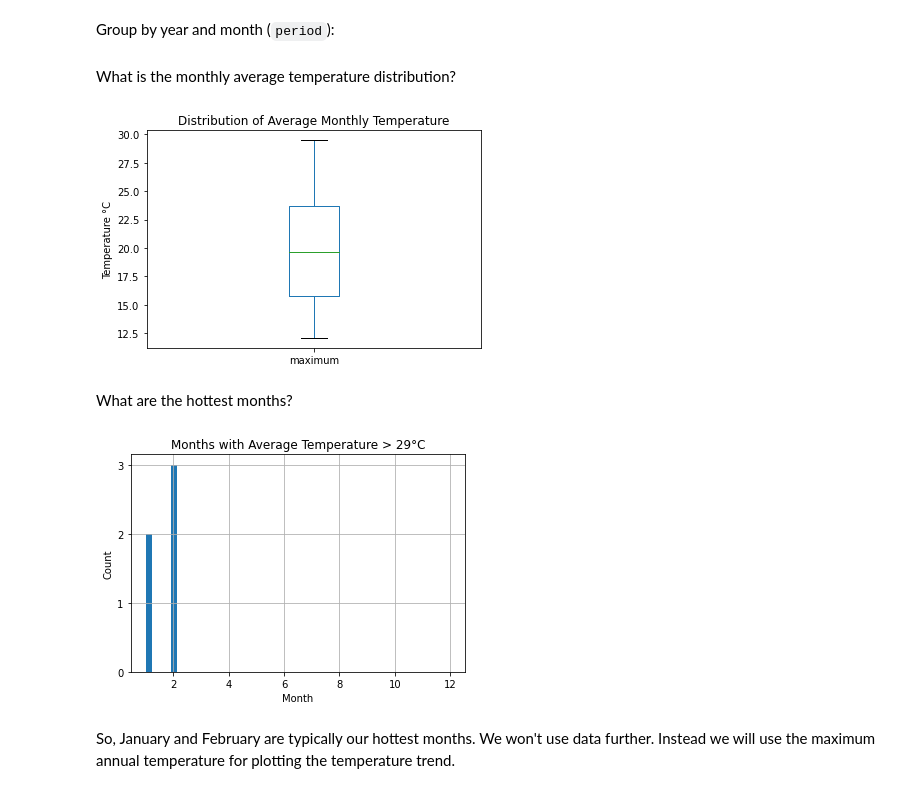
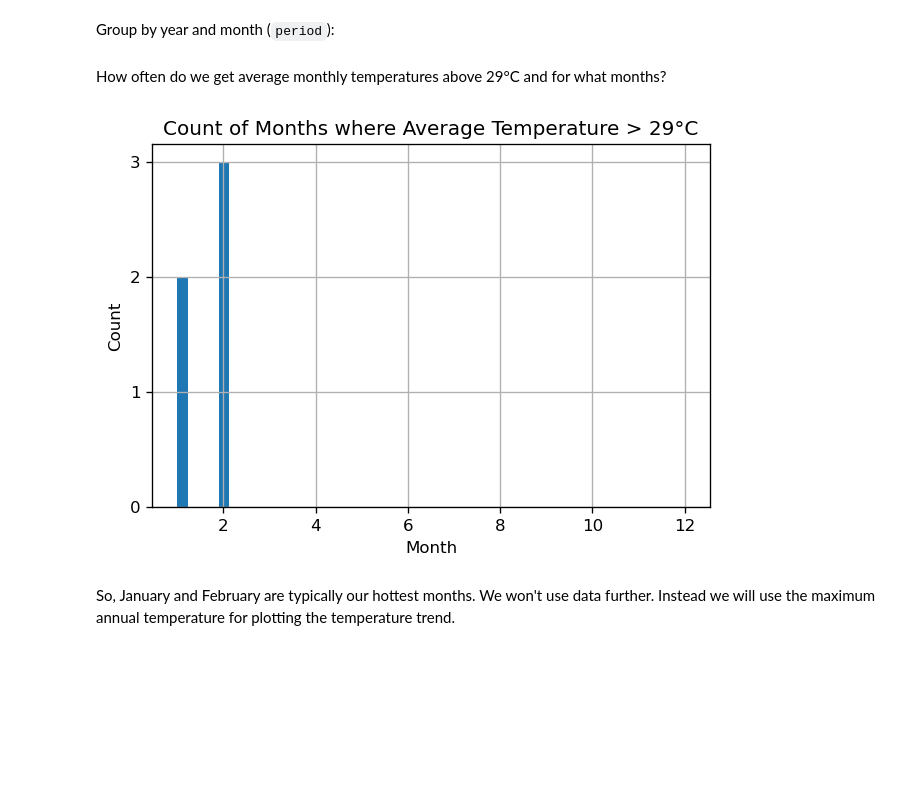
Before and after one commit to frankhjung/jupyter-examples, a Jupyter notebook: cheltenham_climate.ipynb, the cells around one changed output. Saved outputs shown, nothing was run; the diff lists cells and outputs as text; code cells hidden in the pictures; blank space fills up the shorter version.

```diff
--- a/cheltenham_climate.ipynb
+++ b/cheltenham_climate.ipynb
@@ -17,9 +17,8 @@ import matplotlib.pyplot as plt
 # %% [markdown]
 ## Load CSV Data
 # %%
-data = pd.read_csv(
-    'data/IDCJAC0010_086077_1800_Data.csv',
-    usecols=['Year', 'Month', 'Day', 'Maximum temperature (Degree C)'])
+data = pd.read_csv('data/IDCJAC0010_086077_1800_Data.csv',
+            usecols=['Year', 'Month', 'Day', 'Maximum temperature (Degree C)'])
 data[data.Year == 1980].head()
 # %% [output]
 |  | Year | Month | Day | Maximum temperature (Degree C) |
@@ -86,31 +94,24 @@ df1
 Group by year and month (`period`):
 # %%
 # group by year & month and calculate that months average maximum temperature
-df2 = df0.groupby(['year', 'month'])['maximum'].mean().reset_index()
+df1 = df0.groupby(['year', 'month'])['maximum'].mean().reset_index()
-# %% [markdown]
-What is the monthly average temperature distribution?
-# %%
-df2['maximum'].plot(kind='box')
-plt.title('Distribution of Average Monthly Temperature')
-plt.ylabel('Temperature °C')
-plt.show()
-# %% [output]
-[figure, removed]
-# %% [markdown]
-What are the hottest months?
+# %% [markdown]
+How often do we get average monthly temperatures above 29°C and for what months?
 # %%
-# find hottest months by finding monthly maximum above 29°C
-max_months = df2.sort_values('month').query('maximum > 29.0')  # subselect month average > 29
+# report occurrences when the maximum temperature is above 29°C
+max_months = df1.sort_values('month').query('maximum > 29.0')  # subselect month average > 29
 bins = np.linspace(1, 12, endpoint=True)  # x-axis bins month as integer
 max_months.hist(column='month', bins=bins)
 ax = plt.gca()  # get current axes
 ax.locator_params(axis='y', integer=True)  # y-axis count as integer
-plt.title('Months with Average Temperature > 29°C')
+plt.title('Count of Months where Average Temperature > 29°C')
 plt.xlabel('Month')
 plt.ylabel('Count')
+fig = plt.gcf()
+fig.set_dpi(120)
 plt.show()
 # %% [output]
-[figure, old version]
+[figure, new version]
 # %% [markdown]
 So, January and February are typically our hottest months. We won't use data further. Instead we will use the maximum annual temperature for plotting the temperature trend.
 # %% [markdown]
```
Also changed, not shown: parts of 20 cells of this notebook.
